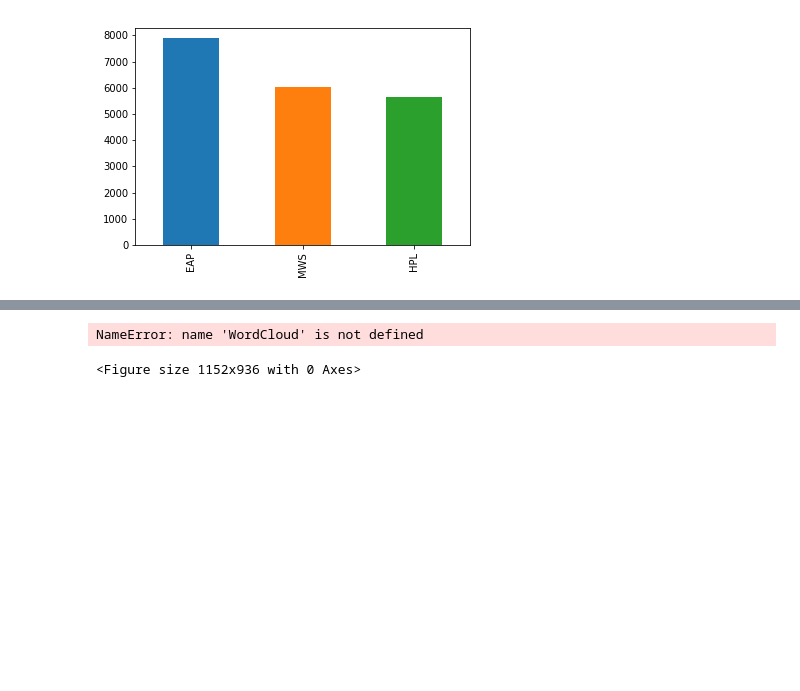
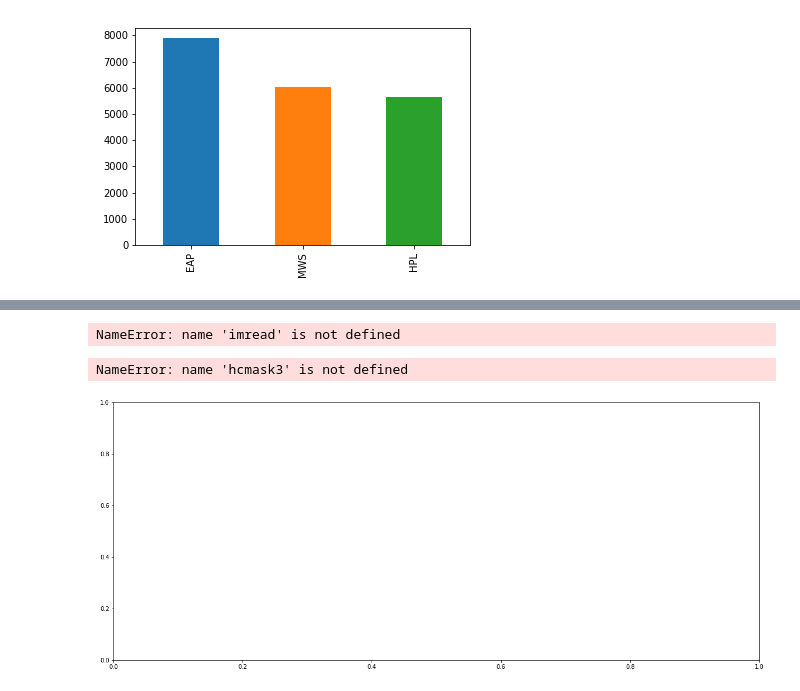
Before and after one commit to innovator-arjun/Data_Science, a Jupyter notebook: Spooky Author Identification/Spooky Author.ipynb, the cells around one changed output, grey strips where cells are left out. Saved outputs shown, nothing was run; the diff lists cells and outputs as text; code cells hidden in the pictures; blank space fills up the shorter version.

```diff
--- a/Spooky Author Identification/Spooky Author.ipynb
+++ b/Spooky Author Identification/Spooky Author.ipynb
@@ -145,14 +145,24 @@ ModuleNotFoundError: No module named 'wordcloud'
 # %%
 import codecs
+# %%
+f1 = open("eap.png", "wb")
+f1.write(codecs.decode(eap_64,'base64'))
+f1.close()
+img1 = imread("eap.png")
+# img = img.resize((980,1080))
+hcmask = img1
+# %% [output]
+NameError: name 'imread' is not defined
 # %%
-plt.figure(figsize=(16,13))
+plt.figure(figsize=(20,18))
+# The wordcloud of the raven for Edgar Allen Poe
+plt.subplot(211)
 wc = WordCloud(background_color="black", max_words=10000,
                mask=hcmask3, stopwords=STOPWORDS, max_font_size= 40)
-wc.generate(" ".join(hpl))
-plt.title("HP Lovecraft (Cthulhu-Squidy)", fontsize=20)
-# plt.imshow(wc.recolor( colormap= 'Pastel1_r' , random_state=17), alpha=0.98)
-plt.imshow(wc.recolor( colormap= 'Pastel2' , random_state=17), alpha=0.98)
+wc.generate(" ".join(eap))
+plt.title("Edgar Allen Poe (The Raven)")
+plt.imshow(wc.recolor( colormap= 'PuBu' , random_state=17), alpha=0.9)
 plt.axis('off')
 # %% [output]
-NameError: name 'WordCloud' is not defined
+NameError: name 'hcmask3' is not defined
-<Figure size 1152x936 with 0 Axes>
+[figure, added]
```
Also changed, not shown: parts of 4 cells of this notebook, 1 other file.
